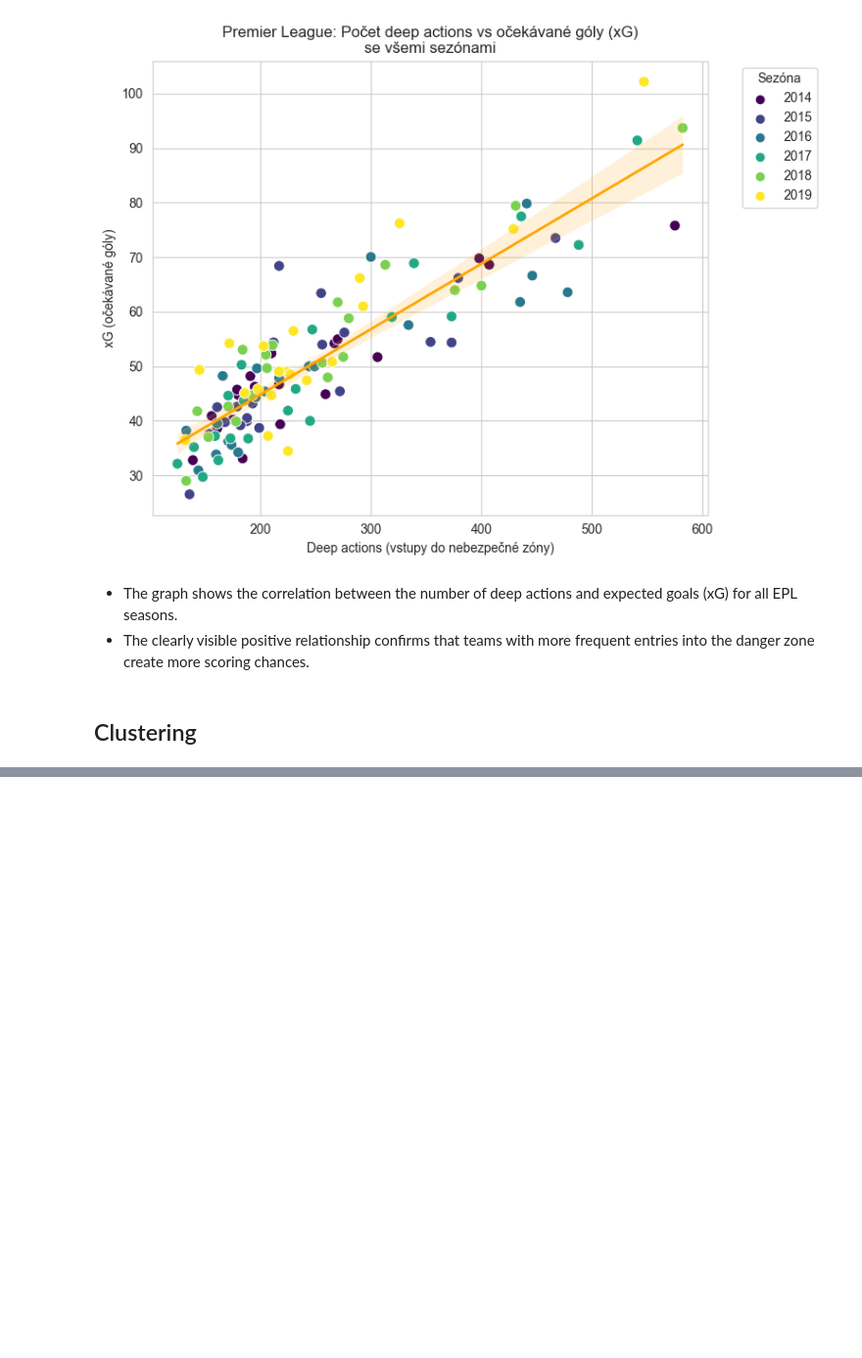
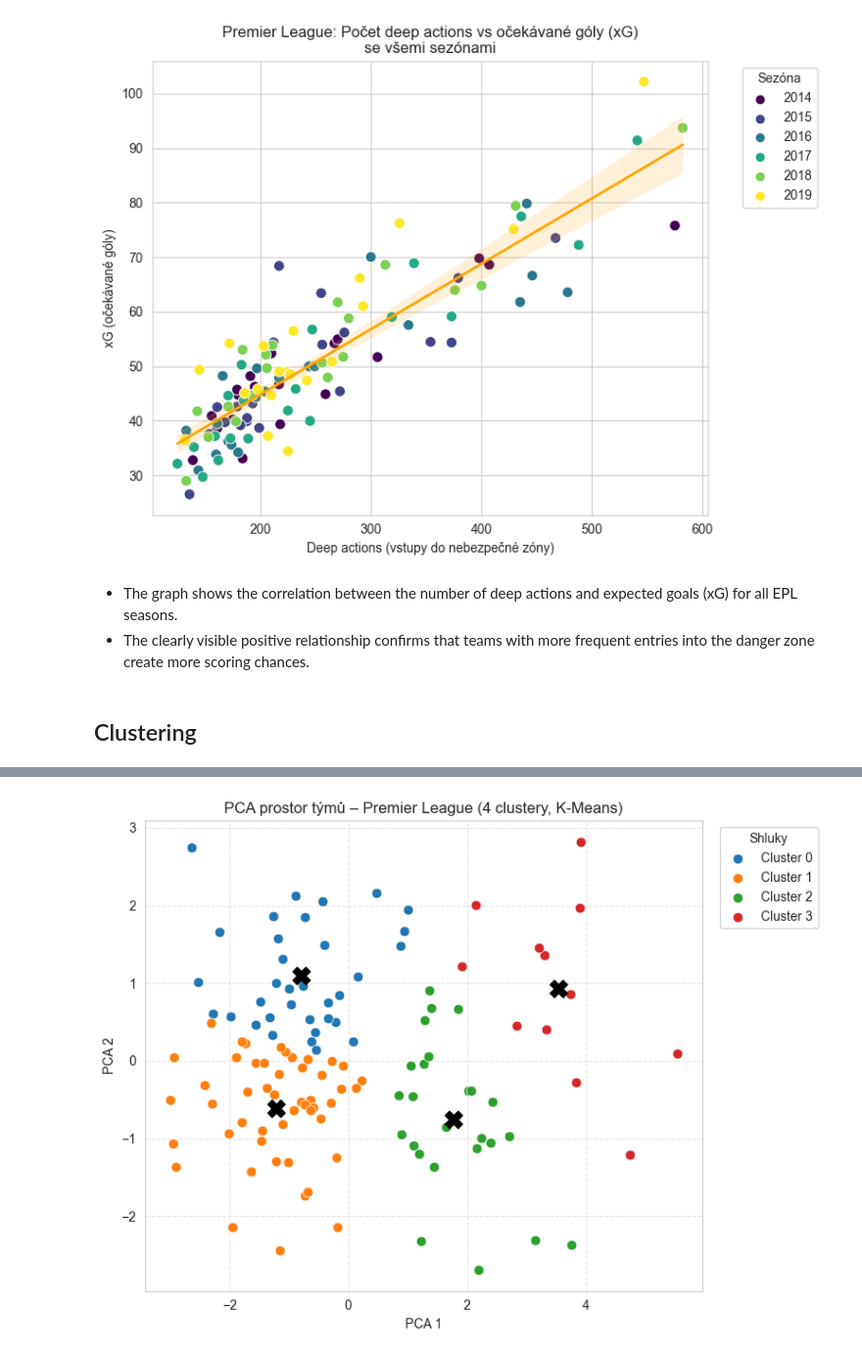
Before and after one commit to xcervenkam/DP, a Jupyter notebook: xG/xG_EDA.ipynb, the cells around one changed output, grey strips where cells are left out. Shown at 98% size. Cells and saved outputs as stored; diff of their text form; code cells hidden in the pictures; blank space fills up the shorter version.

```diff
--- a/xG/xG_EDA.ipynb
+++ b/xG/xG_EDA.ipynb
@@ -615,0 +656,40 @@ plt.show()
+# %%
+from sklearn.decomposition import PCA
+from sklearn.preprocessing import StandardScaler
+
+# EPL data a scaling
+epl = df[df['league'] == 'EPL'][['xG','xGA','xG_diff','xpts_diff','ppda_coef','deep']].dropna()
+X_scaled = StandardScaler().fit_transform(epl)
+
+# PCA - 2D
+pca_2d = PCA(n_components=2)
+pca_coords = pca_2d.fit_transform(X_scaled)
+
+# K-Means in PCA space
+kmeans = KMeans(n_clusters=4, random_state=42)
+clusters = kmeans.fit_predict(pca_coords)
+centers = kmeans.cluster_centers_
+
+epl = epl.copy()
+epl['cluster_kmeans'] = clusters
+
+plt.figure(figsize=(8,6))
+cmap = plt.get_cmap('tab10')
+for k in np.unique(clusters):
+    sel = clusters == k
+    plt.scatter(
+        pca_coords[sel,0], pca_coords[sel,1],
+        s=60, color=cmap(k), edgecolor='white', linewidth=0.5, label=f'Cluster {k}'
+    )
+
+# Centroids
+plt.scatter(centers[:,0], centers[:,1], s=180, marker='X', color='black')
+
+plt.title('PCA prostor týmů – Premier League (4 clustery, K-Means)')
+plt.xlabel('PCA 1'); plt.ylabel('PCA 2')
+plt.grid(True, linestyle='--', alpha=0.5)
+plt.legend(title='Shluky', bbox_to_anchor=(1.02,1), loc='upper left')
+plt.tight_layout()
+plt.show()
+# %% [output]
+[figure, added]
```
Also changed, not shown: parts of 13 cells of this notebook.
